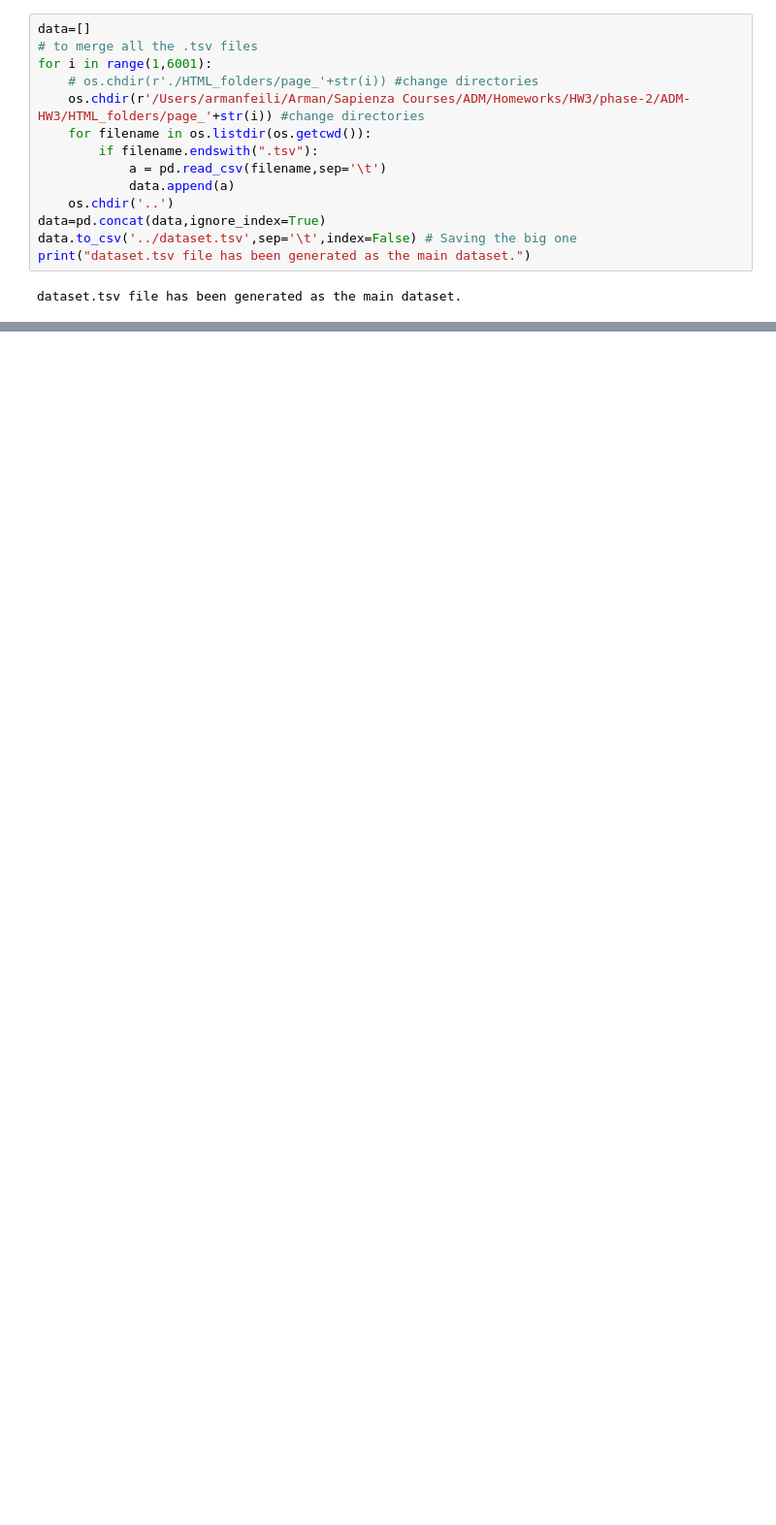
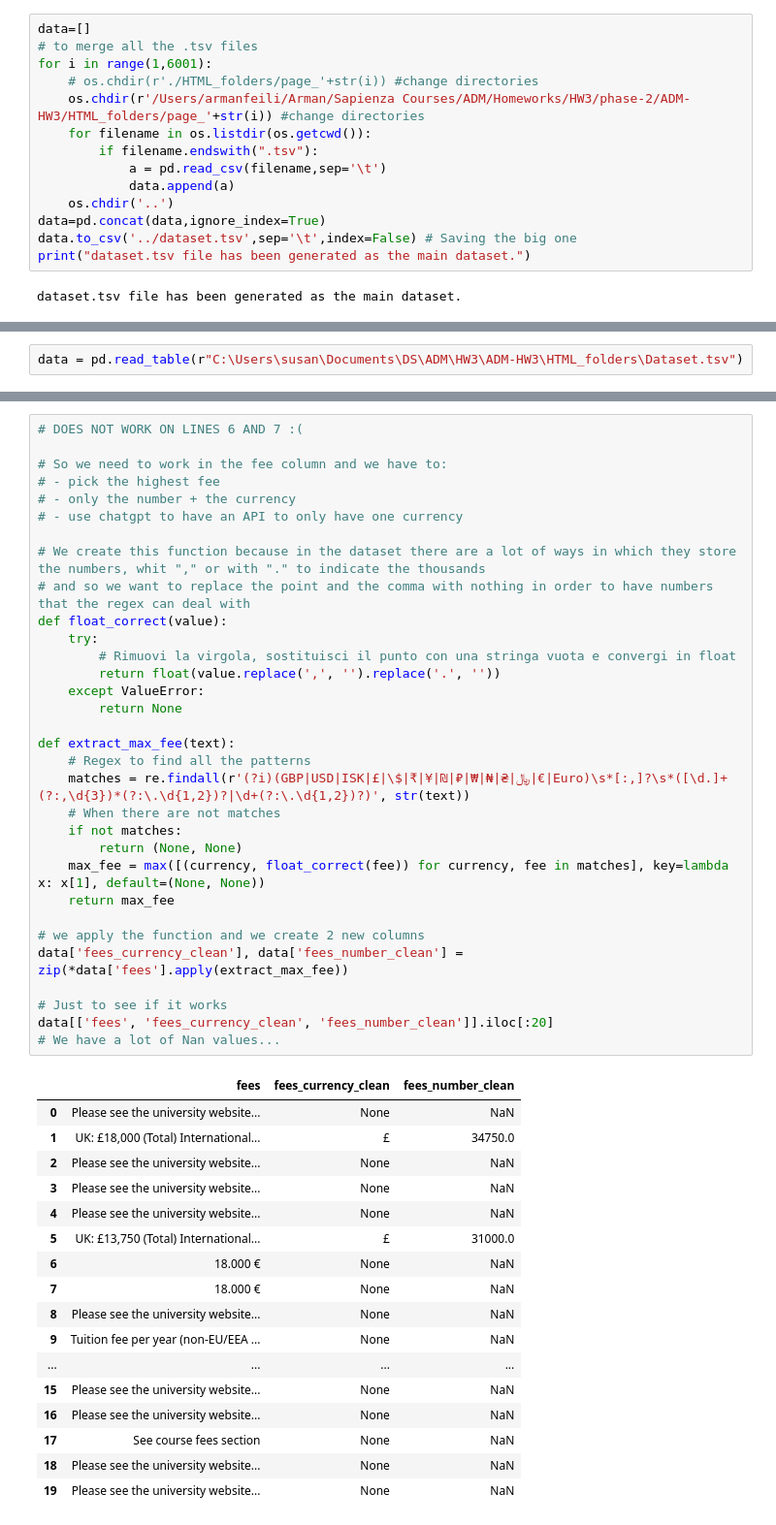
Before and after one commit to susannabravi/ADM-HW3, a Jupyter notebook: main.ipynb, the cells around one changed output, grey strips where cells are left out. Shown at 97% size. Drawn from its saved outputs; the diff is of its cells as text; blank space fills up the shorter version.

Commit message:
Update of point 1.3, 2.0.0 OK, 2.0.1 NOT OK, 2.1 OK

```diff
--- a/main.ipynb
+++ b/main.ipynb
@@ -222,3 +209,5 @@ data
 | 5998 | Materials Engineering | University of Padua | School of Engineering | Full time | The Master's degree Materials Eng... | October | FeesOur tuition fees will not exc... | MSc | ... |
 | 5999 | Materials Engineering MSc | Swansea University | School of Engineering and Applied... | Full time | The MSc in Materials Engineering ... | September | FeesPlease visit our website for ... | MSc | ... |
 6000 rows × 13 columns
+# %%
+data = pd.read_table(r"C:\Users\susan\Documents\DS\ADM\HW3\ADM-HW3\HTML_folders\Dataset.tsv")
@@ -224,0 +256,50 @@ data
+# %%
+# DOES NOT WORK ON LINES 6 AND 7 :(
+
+# So we need to work in the fee column and we have to:
+# - pick the highest fee
+# - only the number + the currency
+# - use chatgpt to have an API to only have one currency
+
+# We create this function because in the dataset there are a lot of ways in which they store the numbers, whit "," or with "." to indicate the thousands
+# and so we want to replace the point and the comma with nothing in order to have numbers that the regex can deal with
+def float_correct(value):
+    try:
+        # Rimuovi la virgola, sostituisci il punto con una stringa vuota e convergi in float
+        return float(value.replace(',', '').replace('.', ''))
+    except ValueError:
+        return None
+
+def extract_max_fee(text):
+    # Regex to find all the patterns
+    matches = re.findall(r'(?i)(GBP|USD|ISK|£|\$|₹|¥|₪|₽|₩|₦|₴|﷼|€|Euro)\s*[:,]?\s*([\d.]+(?:,\d{3})*(?:\.\d{1,2})?|\d+(?:\.\d{1,2})?)', str(text))
+    # When there are not matches
+    if not matches:
+        return (None, None)
+    max_fee = max([(currency, float_correct(fee)) for currency, fee in matches], key=lambda x: x[1], default=(None, None))
+    return max_fee
+
+# we apply the function and we create 2 new columns
+data['fees_currency_clean'], data['fees_number_clean'] = zip(*data['fees'].apply(extract_max_fee))
+
+# Just to see if it works
+data[['fees', 'fees_currency_clean', 'fees_number_clean']].iloc[:20]
+# We have a lot of Nan values...
+# %% [output]
+|  | fees | fees_currency_clean | fees_number_clean |
+| 0 | Please see the university website... | None | NaN |
+| 1 | UK: £18,000 (Total) International... | £ | 34750.0 |
+| 2 | Please see the university website... | None | NaN |
+| 3 | Please see the university website... | None | NaN |
+| 4 | Please see the university website... | None | NaN |
+| 5 | UK: £13,750 (Total) International... | £ | 31000.0 |
+| 6 | 18.000 € | None | NaN |
+| 7 | 18.000 € | None | NaN |
+| 8 | Please see the university website... | None | NaN |
+| 9 | Tuition fee per year (non-EU/EEA ... | None | NaN |
+| ... | ... | ... | ... |
+| 15 | Please see the university website... | None | NaN |
+| 16 | Please see the university website... | None | NaN |
+| 17 | See course fees section | None | NaN |
+| 18 | Please see the university website... | None | NaN |
+| 19 | Please see the university website... | None | NaN |
```
Also changed, not shown: parts of 13 cells of this notebook.
